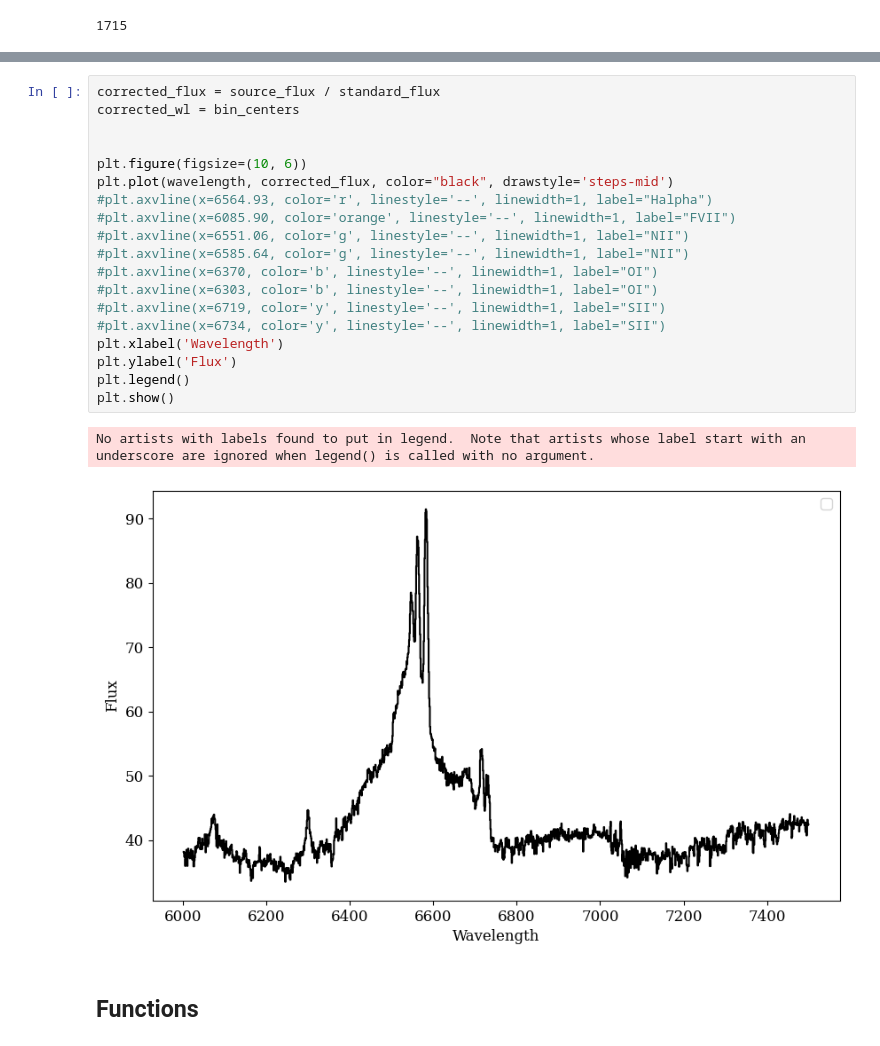
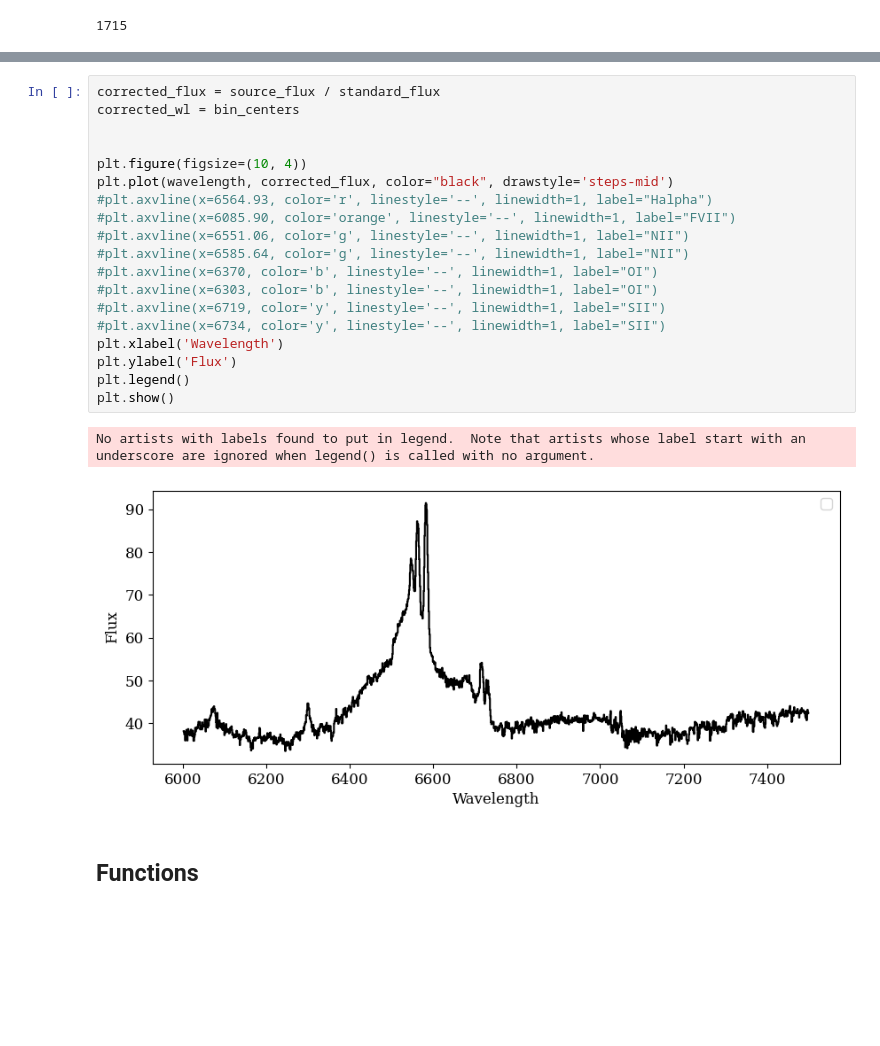
Before and after one commit to seratsaad/ticktock, a Jupyter notebook: Spectral Decomposition - Optical - Halpha.ipynb, the cells around one changed output, grey strips where cells are left out. Cells and saved outputs as stored; diff of their text form; blank space fills up the shorter version.

```diff
--- a/Spectral Decomposition - Optical - Halpha.ipynb
+++ b/Spectral Decomposition - Optical - Halpha.ipynb
@@ -260,25 +263,25 @@ plt.show()
 # %%
 corrected_flux = source_flux / standard_flux
 corrected_wl = bin_centers
 
 
-plt.figure(figsize=(10, 6))
+plt.figure(figsize=(10, 4))
 plt.plot(wavelength, corrected_flux, color="black", drawstyle='steps-mid')
 #plt.axvline(x=6564.93, color='r', linestyle='--', linewidth=1, label="Halpha")
 #plt.axvline(x=6085.90, color='orange', linestyle='--', linewidth=1, label="FVII")
 #plt.axvline(x=6551.06, color='g', linestyle='--', linewidth=1, label="NII")
 #plt.axvline(x=6585.64, color='g', linestyle='--', linewidth=1, label="NII")
 #plt.axvline(x=6370, color='b', linestyle='--', linewidth=1, label="OI")
 #plt.axvline(x=6303, color='b', linestyle='--', linewidth=1, label="OI")
 #plt.axvline(x=6719, color='y', linestyle='--', linewidth=1, label="SII")
 #plt.axvline(x=6734, color='y', linestyle='--', linewidth=1, label="SII")
 plt.xlabel('Wavelength')
 plt.ylabel('Flux')
 plt.legend()
 plt.show()
 # %% [output]
 No artists with labels found to put in legend.  Note that artists whose label start with an underscore are ignored when legend() is called with no argument.
-[figure, old version]
+[figure, new version]
 # %% [markdown]
 ## Functions
 # %%
```
Also changed, not shown: parts of 1 cell of this notebook.
